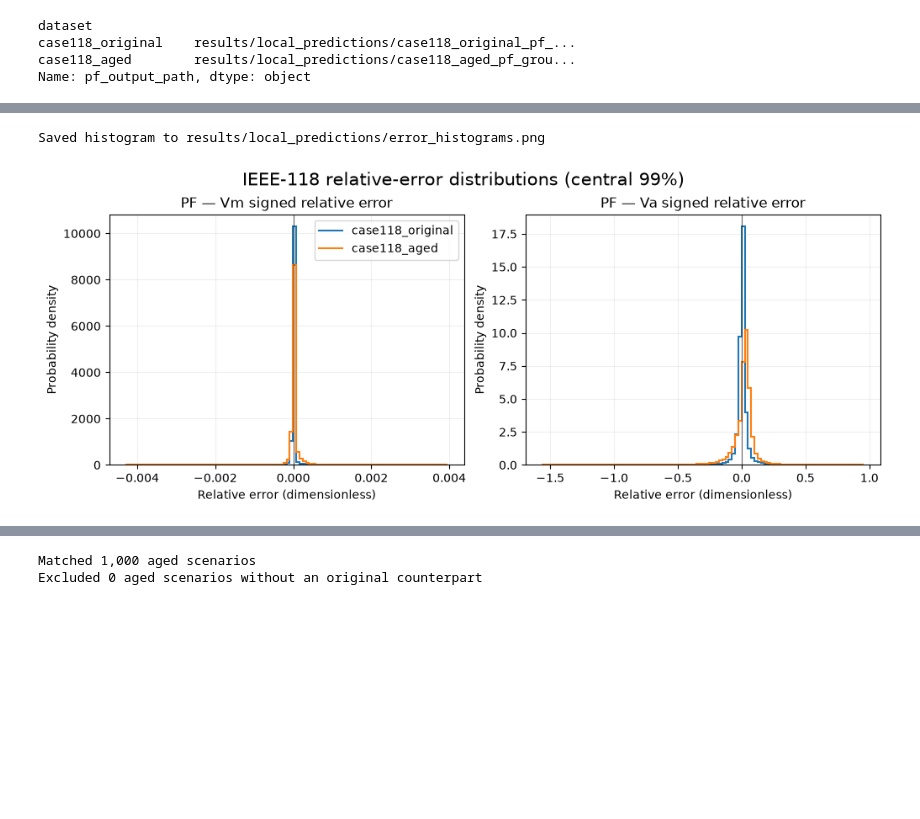
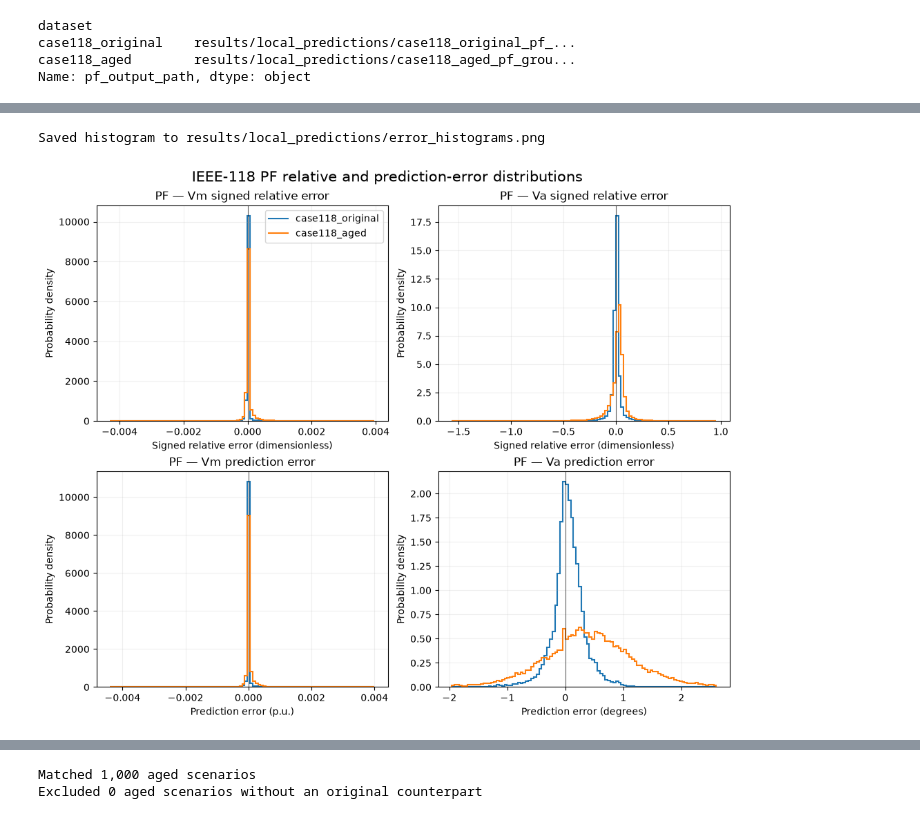
Before and after one commit to mohamad-hasan-sohan-ajini/genco-challenge, a Jupyter notebook: src/1_error_dist.ipynb, the cells around one changed output, grey strips where cells are left out. Drawn from its saved outputs; the diff is of its cells as text; code cells hidden in the pictures; blank space fills up the shorter version.

Commit message:
Plot both error value and its relative value

```diff
--- a/src/1_error_dist.ipynb
+++ b/src/1_error_dist.ipynb
@@ -337,69 +337,95 @@ Each panel shows the signed PF relative error, `(prediction - ground truth) / ab
 # %%
 error_specs = {
-    "Vm signed relative error": ("vm_gt_pu", "vm_pred_pu"),
-    "Va signed relative error": ("va_gt_deg", "va_pred_deg"),
+    "Vm": ("vm_gt_pu", "vm_pred_pu", "p.u."),
+    "Va": ("va_gt_deg", "va_pred_deg", "degrees"),
 }
 RELATIVE_ERROR_EPS = 1e-8
 
 
 def relative_error(ground_truth, prediction, epsilon=RELATIVE_ERROR_EPS):
     """Return signed relative error, excluding zero and near-zero targets."""
     ground_truth = np.asarray(ground_truth, dtype=np.float64)
     prediction = np.asarray(prediction, dtype=np.float64)
     denominator = np.abs(ground_truth)
     result = np.full(ground_truth.shape, np.nan, dtype=np.float64)
     valid = (
         np.isfinite(ground_truth)
         & np.isfinite(prediction)
         & (denominator > epsilon)
     )
     np.divide(prediction - ground_truth, denominator, out=result, where=valid)
     return result
 
 
+def prediction_error(ground_truth, prediction):
+    """Return signed prediction error in the target's original unit."""
+    ground_truth = np.asarray(ground_truth, dtype=np.float64)
+    prediction = np.asarray(prediction, dtype=np.float64)
+    return prediction - ground_truth
+
+
+def histogram_bins(errors):
+    """Build shared bins after checking that each series has finite values."""
+    if any(values.size == 0 for values in errors.values()):
+        raise ValueError("Cannot plot an error series with no finite values")
+    lower = min(np.quantile(values, 0.005) for values in errors.values())
+    upper = max(np.quantile(values, 0.995) for values in errors.values())
+    if lower == upper:
+        lower, upper = lower - 0.5, upper + 0.5
+    return np.linspace(lower, upper, 101)
+
+
+plot_rows = (
+    ("relative", "Signed relative error"),
+    ("prediction", "Prediction error"),
+)
 colors = {"case118_original": "tab:blue", "case118_aged": "tab:orange"}
-fig, axes = plt.subplots(1, 2, figsize=(10, 4), constrained_layout=True)
-for col, (label, (gt_column, pred_column)) in enumerate(error_specs.items()):
-    ax = axes[col]
-    errors = {}
+fig, axes = plt.subplots(2, 2, figsize=(10, 8), constrained_layout=True)
+for col, (variable, (gt_column, pred_column, unit)) in enumerate(
+    error_specs.items()
+):
+    errors_by_kind = {"relative": {}, "prediction": {}}
     for dataset_name in datasets:
         values = pd.read_parquet(
             output_paths[dataset_name],
             columns=[gt_column, pred_column],
         )
-        error = relative_error(values[gt_column], values[pred_column])
-        errors[dataset_name] = error[np.isfinite(error)]
+        for kind, error in (
+            ("relative", relative_error(values[gt_column], values[pred_column])),
+            ("prediction", prediction_error(values[gt_column], values[pred_column])),
+        ):
+            errors_by_kind[kind][dataset_name] = error[np.isfinite(error)]
 
-    lower = min(np.quantile(error, 0.005) for error in errors.values())
-    upper = max(np.quantile(error, 0.995) for error in errors.values())
-    if lower == upper:
-        lower, upper = lower - 0.5, upper + 0.5
-    bins = np.linspace(lower, upper, 101)
-    for dataset_name, error in errors.items():
-        density, _ = np.histogram(error, bins=bins, density=True)
-        ax.stairs(
-            density,
-            bins,
-            label=dataset_name,
-            color=colors[dataset_name],
-            linewidth=1.5,
-        )
-    ax.axvline(0, color="black", linewidth=0.8, alpha=0.6)
-    ax.set_title(f"PF — {label}")
-    ax.set_xlabel("Relative error (dimensionless)")
-    ax.set_ylabel("Probability density")
-    ax.grid(alpha=0.2)
-    if col == 0:
-        ax.legend()
+    for row, (kind, error_label) in enumerate(plot_rows):
+        errors = errors_by_kind[kind]
+        bins = histogram_bins(errors)
+        ax = axes[row, col]
+        for dataset_name, error in errors.items():
+            density, _ = np.histogram(error, bins=bins, density=True)
+            ax.stairs(
+                density,
+                bins,
+                label=dataset_name,
+                color=colors[dataset_name],
+                linewidth=1.5,
+            )
+        ax.axvline(0, color="black", linewidth=0.8, alpha=0.6)
+        ax.set_title(f"PF — {variable} {error_label.lower()}")
+        x_unit = "dimensionless" if kind == "relative" else unit
+        ax.set_xlabel(f"{error_label} ({x_unit})")
+        ax.set_ylabel("Probability density")
+        ax.grid(alpha=0.2)
+        if row == 0 and col == 0:
+            ax.legend()
 
 histogram_path = OUTPUT_DIR / "error_histograms.png"
-fig.suptitle("IEEE-118 relative-error distributions (central 99%)", fontsize=15)
+fig.suptitle("IEEE-118 PF relative and prediction-error distributions", fontsize=15)
 fig.savefig(histogram_path, dpi=200, bbox_inches="tight")
 print(f"Saved histogram to {histogram_path}")
 plt.show()
 # %% [output]
 Saved histogram to results/local_predictions/error_histograms.png
-[figure, old version]
+[figure, new version]
 # %% [markdown]
 ## 6. Hidden-aging experiment: aged state with original line impedance
 
```
Also changed, not shown: parts of 4 cells of this notebook.
